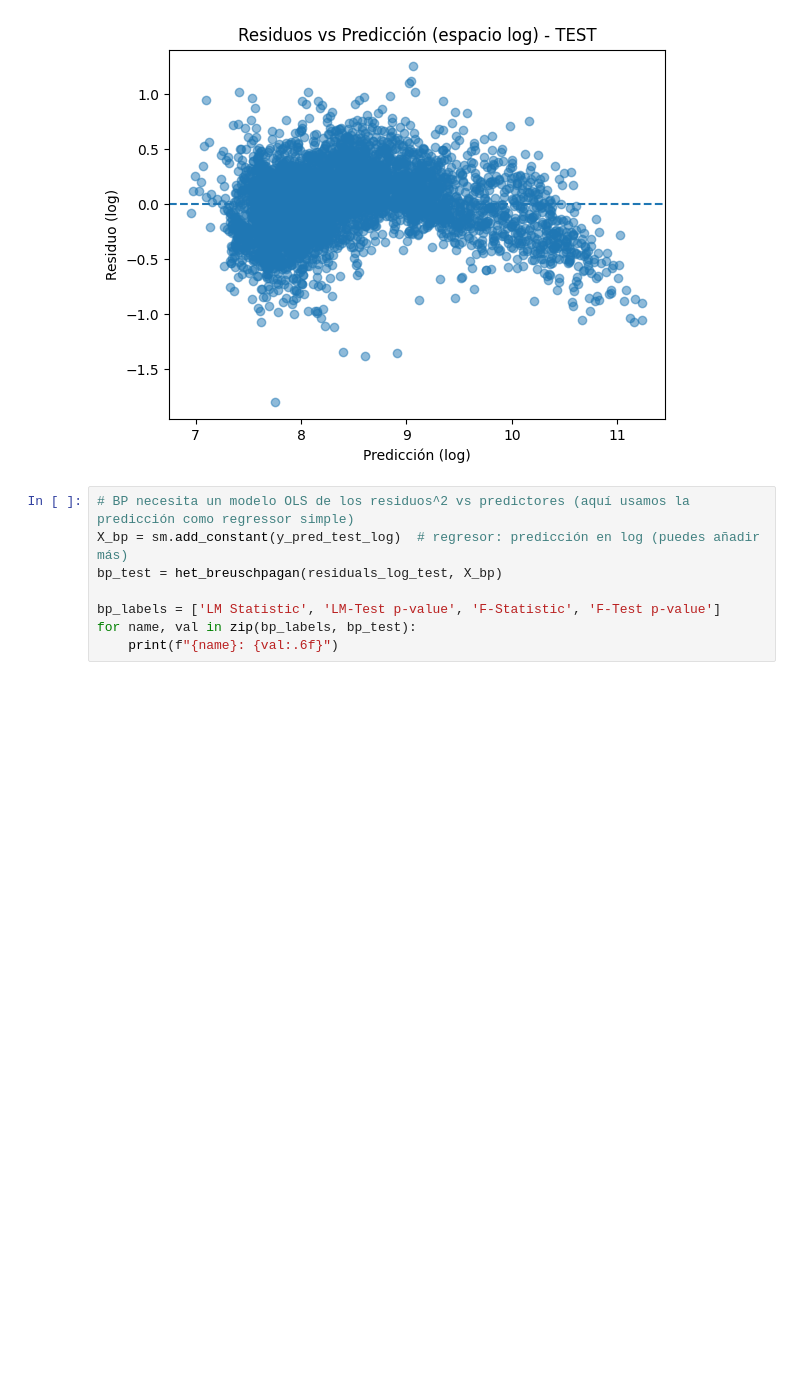
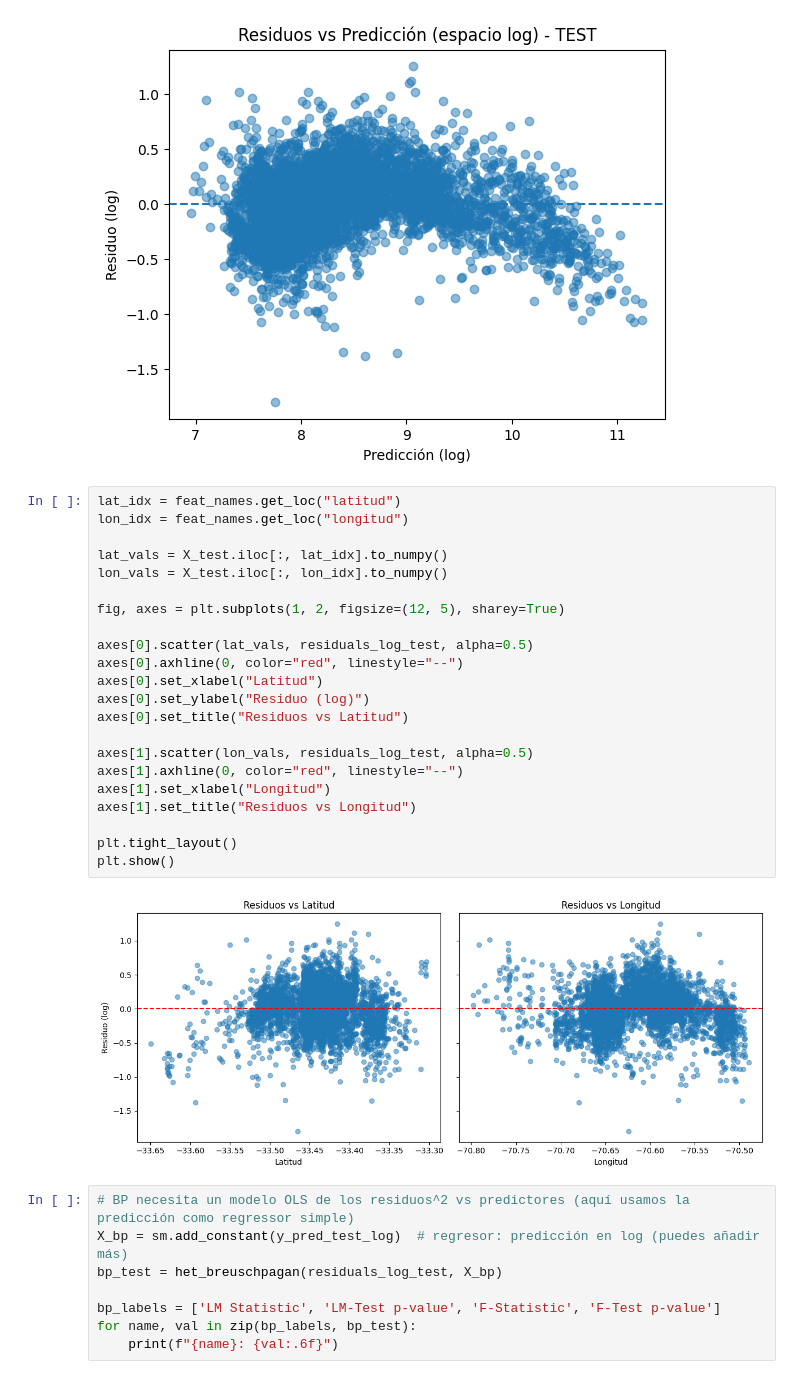
Before and after one commit to AlonsoDS/Proyecto_titulo, a Jupyter notebook: Dataset_y_modelos/Modelos ElasticNet.ipynb, the cells around one changed output. Drawn from its saved outputs; the diff is of its cells as text; blank space fills up the shorter version.

Commit message:
Graficos de residuos vs coordenadas (faltaba ENet)

```diff
--- a/Dataset_y_modelos/Modelos ElasticNet.ipynb
+++ b/Dataset_y_modelos/Modelos ElasticNet.ipynb
@@ -536,6 +536,30 @@ plt.title("Residuos vs Predicción (espacio log) - TEST")
 plt.show()
 # %% [output]
 [figure]
+# %%
+lat_idx = feat_names.get_loc("latitud")
+lon_idx = feat_names.get_loc("longitud")
+
+lat_vals = X_test.iloc[:, lat_idx].to_numpy()
+lon_vals = X_test.iloc[:, lon_idx].to_numpy()
+
+fig, axes = plt.subplots(1, 2, figsize=(12, 5), sharey=True)
+
+axes[0].scatter(lat_vals, residuals_log_test, alpha=0.5)
+axes[0].axhline(0, color="red", linestyle="--")
+axes[0].set_xlabel("Latitud")
+axes[0].set_ylabel("Residuo (log)")
+axes[0].set_title("Residuos vs Latitud")
+
+axes[1].scatter(lon_vals, residuals_log_test, alpha=0.5)
+axes[1].axhline(0, color="red", linestyle="--")
+axes[1].set_xlabel("Longitud")
+axes[1].set_title("Residuos vs Longitud")
+
+plt.tight_layout()
+plt.show()
+# %% [output]
+[figure, added]
 # %%
 # BP necesita un modelo OLS de los residuos^2 vs predictores (aquí usamos la predicción como regressor simple)
 X_bp = sm.add_constant(y_pred_test_log)  # regresor: predicción en log (puedes añadir más)
```
Also changed, not shown: parts of 1 cell of this notebook.
